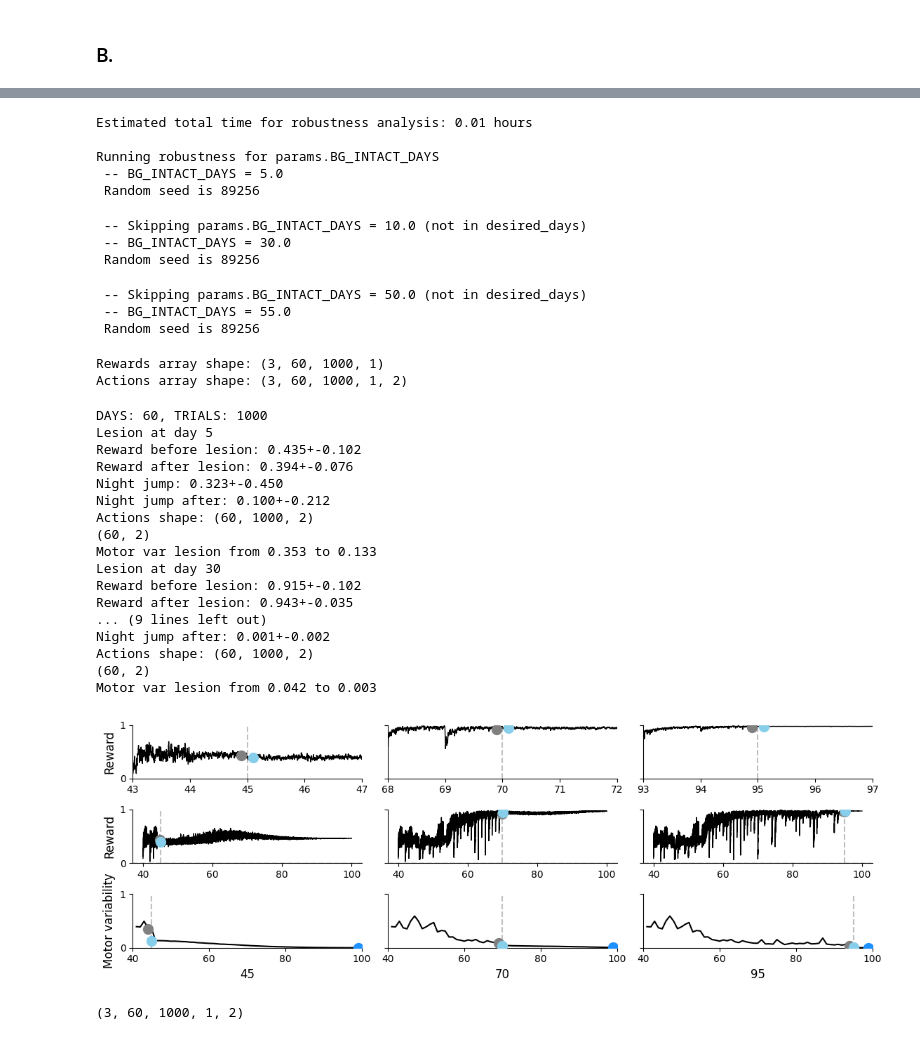
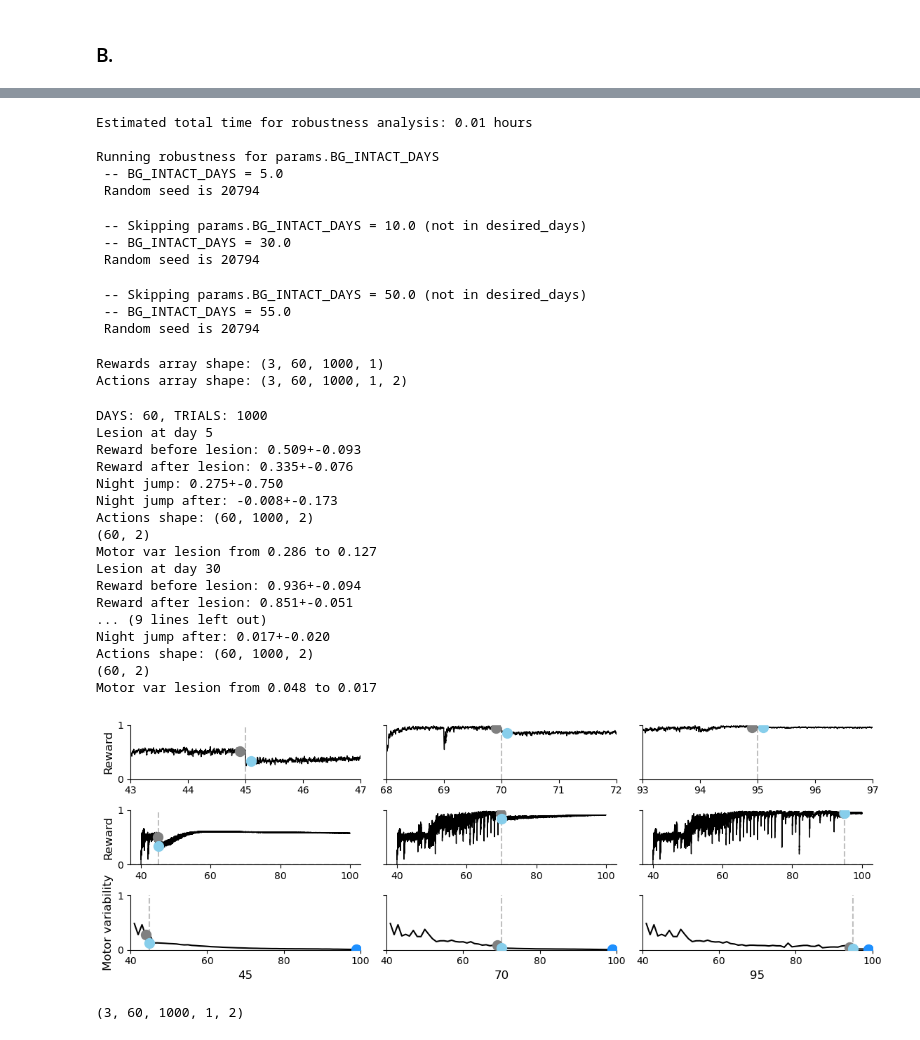
Before and after one commit to AtharvSuryawanshi/Dual_Pathway_RL_songbird, a Jupyter notebook: Figures/Figure_7.ipynb, the cells around one changed output, grey strips where cells are left out. Cells and saved outputs as stored; diff of their text form; code cells hidden in the pictures.

Commit message:
Fig 7 edits. Seed.

```diff
--- a/Figures/Figure_7.ipynb
+++ b/Figures/Figure_7.ipynb
@@ -329,7 +568,7 @@ Lesion parameters loaded from c:\Users\aSuryawanshi\Documents\Codes\Dual_Pathway
 
 NOS_SEEDS = 1
 time_per_iter = 5.5
-state = 2
+state = 1158
 np.random.seed(state)
 seeds = np.random.randint(0, 100000, NOS_SEEDS)
 seeds.sort()
@@ -387,28 +626,16 @@ Estimated total time for robustness analysis: 0.01 hours
 
 Running robustness for params.BG_INTACT_DAYS
  -- BG_INTACT_DAYS = 5.0
- Random seed is 89256
+ Random seed is 20794
  -- Skipping params.BG_INTACT_DAYS = 10.0 (not in desired_days)
  -- BG_INTACT_DAYS = 30.0
- Random seed is 89256
+ Random seed is 20794
  -- Skipping params.BG_INTACT_DAYS = 50.0 (not in desired_days)
  -- BG_INTACT_DAYS = 55.0
- Random seed is 89256
+ Random seed is 20794
 Rewards array shape: (3, 60, 1000, 1)
 Actions array shape: (3, 60, 1000, 1, 2)
 # %%
-# lesion_day_list = meta['BG_INTACT_DAYS']['values']
-# # wanted indices
-# wanted_indices = [lesion_day_list.index(day) for day in wanted_days]
-
-# def running_mean(x, N=5):
-#         """ Returns the running average of an array. """
-#         rm = np.convolve(x, np.ones(N)/N, mode='valid')
-#         padded_rm = np.ones(np.shape(x)) * rm[-1]
-#         padded_rm[:rm.size] = rm
-
-#         return padded_rm
-
 def plot_rewards_and_actions(rewards, actions, wanted_days, DAYS_TOTAL, TRIALS_TOTAL, smoothing=5):
     # Define colors for the points
     point_colors = {'Before': 'grey', 'After': 'skyblue', 'End': 'dodgerblue'}
@@ -447,17 +674,8 @@ def plot_rewards_and_actions(rewards, actions, wanted_days, DAYS_TOTAL, TRIALS_T
         # Plot full trajectories in black
         axs[0, i].plot(smooth_time + offset, smooth_reward, color='black', lw=1)
         axs[1, i].plot(smooth_time + offset, smooth_reward, color='black', lw=1)
-        # axs[1, i].plot(smooth_time + 40, smooth_x, color='black', lw=1)
-        # axs[1, i].plot(smooth_time + 40, smooth_y, color='black', lw=1, alpha=0.5)
         axs[0, i].axvline(lesion_day + offset, linestyle='--', color='grey', alpha=0.5)  # type: ignore
         axs[1, i].axvline(lesion_day + offset, linestyle='--', color='grey', alpha=0.5)  # type: ignore
-        # Get 3 time points: before, after, end
-        # event_days = {'Before': lesion_day-0.1, 'After': lesion_day, 'End': 60}
-        # for label, day in event_days.items():
-        # Find closest time in smoothed array
-        # mask = np.abs(smooth_time - day) < 0.1
-        # axs[0, i].axvline(smooth_time[mask][0] + 40, linestyle='--', color=point_colors[label], alpha=0.5)
-        # axs[0, i].scatter(smooth_time[mask] + 40, smooth_reward[mask], color=point_colors[label], s=5, zorder=5)
         spacing_with_zoom = 100
         spacing_without_zoom = 100
         axs[0, i].scatter(smooth_time[lesion_day*TRIALS_TOTAL - spacing_with_zoom] + offset, reward_before_lesion.mean(), color=point_colors['Before'], s=100, zorder=5)
@@ -465,19 +683,12 @@ def plot_rewards_and_actions(rewards, actions, wanted_days, DAYS_TOTAL, TRIALS_T
         axs[1, i].scatter(smooth_time[lesion_day*TRIALS_TOTAL - spacing_without_zoom] + offset, reward_before_lesion.mean(), color=point_colors['Before'], s=100, zorder=5)
         axs[1, i].scatter(smooth_time[lesion_day*TRIALS_TOTAL + spacing_without_zoom] + offset, reward_after_lesion.mean(), color=point_colors['After'], s=100, zorder=5)
 
-        # axs[0, i].scatter(smooth_time[lesion_day*TRIALS_TOTAL - spacing_with_zoom] + offset, smooth_reward[lesion_day*TRIALS_TOTAL - spacing_with_zoom], color=point_colors['Before'], s=100, zorder=5)
-        # axs[0, i].scatter(smooth_time[lesion_day*TRIALS_TOTAL + spacing_with_zoom] + offset, smooth_reward[lesion_day*TRIALS_TOTAL + spacing_with_zoom], color=point_colors['After'], s=100, zorder=5)
-        # axs[1, i].scatter(smooth_time[lesion_day*TRIALS_TOTAL - spacing_without_zoom] + offset, smooth_reward[lesion_day*TRIALS_TOTAL - spacing_without_zoom], color=point_colors['Before'], s=100, zorder=5)
-        # axs[1, i].scatter(smooth_time[lesion_day*TRIALS_TOTAL + spacing_without_zoom] + offset, smooth_reward[lesion_day*TRIALS_TOTAL + spacing_without_zoom], color=point_colors['After'], s=100, zorder=5)
-
         # Formatting
         axs[0, i].set_xlim(offset+lesion_day - 2, offset+lesion_day + 2)
         axs[0, i].set_ylim(0, 1)
         axs[0, i].set_yticks([0, 1])
         axs[0, i].tick_params(labelsize=10)
-        # axs[0, i].set_xticks(40 + np.arange(0, days + 1, 20))
         axs[0, i].spines[['right', 'top']].set_visible(False)
-        # axs[0, i].set_title(f"Lesion at {lesion_day}d", fontsize=12)
 
         axs[1, i].axhline(0, linestyle='--', color='black', alpha=0.1)
         axs[1, i].set_ylim(0, 1)
@@ -499,8 +710,6 @@ def plot_rewards_and_actions(rewards, actions, wanted_days, DAYS_TOTAL, TRIALS_T
         print(f"Motor var lesion from {mean_motor_var[lesion_day-1]:.3f} to {mean_motor_var[lesion_day]:.3f}")
         axs[2, i].plot(np.arange(1, DAYS_TOTAL + 1) + offset, mean_motor_var, color='black')
         axs[2, i].axvline(lesion_day + offset, linestyle='--', color='grey', alpha=0.5)  # type: ignore
-        # for label, day in event_days.items():
-        #     mask = np.abs(np.arange(1, DAYS_TOTAL + 1) - day) < 0.1
         axs[2, i].scatter(lesion_day - 1 + offset, mean_motor_var[lesion_day - 1], color=point_colors['Before'], s=100, zorder=5)
         axs[2, i].scatter(lesion_day + offset, mean_motor_var[lesion_day], color=point_colors['After'], s=100, zorder=5)
         axs[2, i].scatter(DAYS_TOTAL-1 + offset, mean_motor_var[DAYS_TOTAL-1], color=point_colors['End'], s=100, zorder=5)
@@ -508,47 +717,46 @@ def plot_rewards_and_actions(rewards, actions, wanted_days, DAYS_TOTAL, TRIALS_T
         axs[2, i].set_ylim(0, 1)
         axs[2, i].set_yticks([0, 1])
         axs[2, i].set_xticks(offset + np.arange(0, DAYS_TOTAL + 1, 20))
         axs[2, i].set_xlabel(lesion_day + offset, fontsize=12)
         axs[2, i].tick_params(labelsize=10)
         axs[2, i].spines[['right', 'top']].set_visible(False)
         if i == 0:
             axs[2, i].set_ylabel("Motor variability", fontsize=12)
 
-    # Legend
     handles = [plt.Line2D([0], [0], marker='o', color='w', markerfacecolor=col, markersize=8, label=lbl)   # type: ignore
                for lbl, col in point_colors.items()] # type: ignore
-    # fig.legend(handles=handles, loc='upper right', frameon=False, fontsize=12)
 
     plt.tight_layout(rect=[0, 0, 0.95, 1])  #type: ignore
-    plt.show()
-
+    return fig
 
 
 TRIALS = outputs_all[0]['rewards'].shape[1]
 DAYS = outputs_all[0]['rewards'].shape[0]
 print(f"DAYS: {DAYS}, TRIALS: {TRIALS}")
 
 # plot_rewards_and_actions(rewards_output, actions, param_order, DAYS, TRIALS)
 plot_rewards_and_actions(rewards_array, actions_array, wanted_days , DAYS, TRIALS, smoothing=10)
+
+save_figure("Figure_7b", save=True)
 # %% [output]
 DAYS: 60, TRIALS: 1000
 Lesion at day 5
-Reward before lesion: 0.435+-0.102
-Reward after lesion: 0.394+-0.076
-Night jump: 0.323+-0.450
-Night jump after: 0.100+-0.212
+Reward before lesion: 0.509+-0.093
+Reward after lesion: 0.335+-0.076
+Night jump: 0.275+-0.750
+Night jump after: -0.008+-0.173
 Actions shape: (60, 1000, 2)
 (60, 2)
-Motor var lesion from 0.353 to 0.133
+Motor var lesion from 0.286 to 0.127
 Lesion at day 30
-Reward before lesion: 0.915+-0.102
-Reward after lesion: 0.943+-0.035
+Reward before lesion: 0.936+-0.094
+Reward after lesion: 0.851+-0.051
 ... (9 lines left out)
-Night jump after: 0.001+-0.002
+Night jump after: 0.017+-0.020
 Actions shape: (60, 1000, 2)
 (60, 2)
-Motor var lesion from 0.042 to 0.003
+Motor var lesion from 0.048 to 0.017
-[figure, old version]
+[figure, new version]
 # %%
 actions_array.shape
 # %% [output]
```
Also changed, not shown: parts of 12 cells of this notebook, 5 other files.
